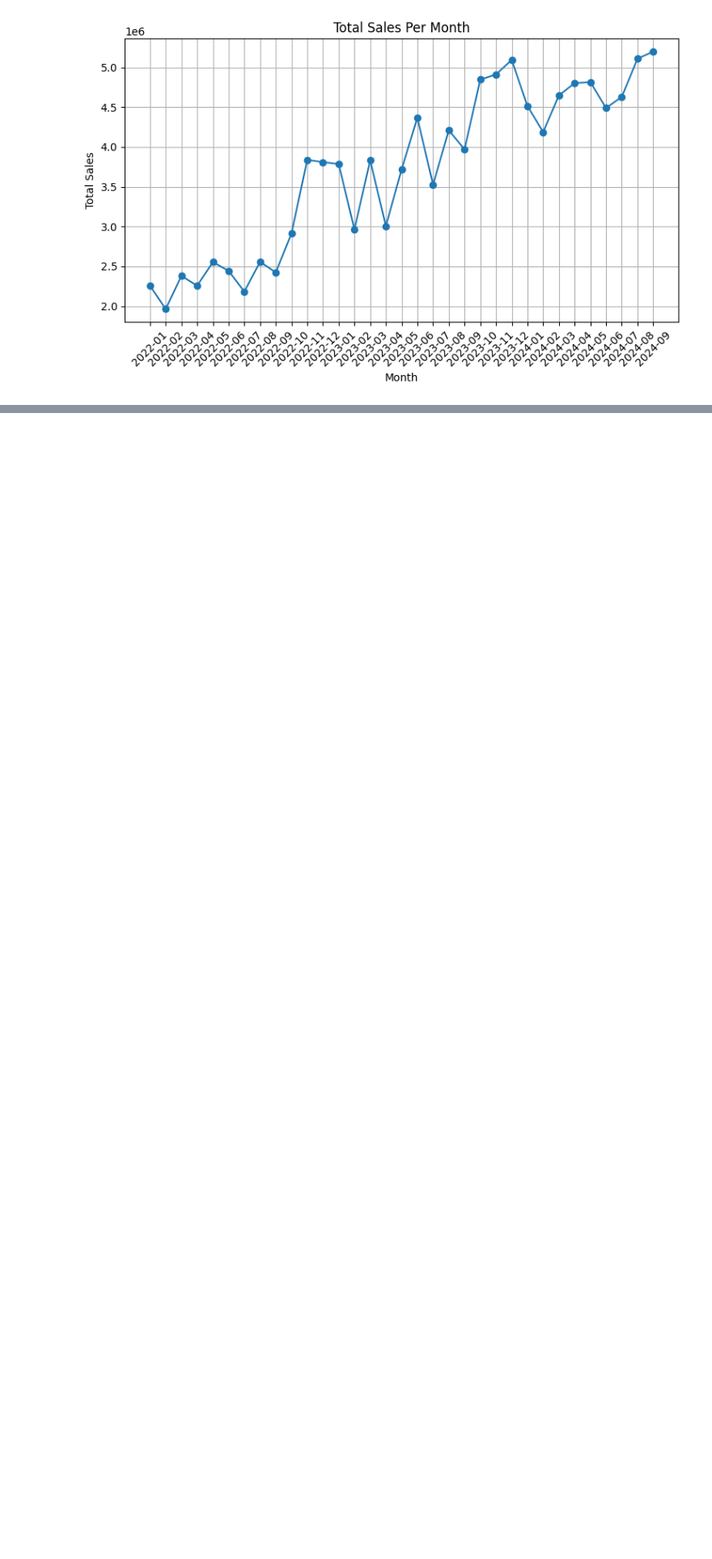
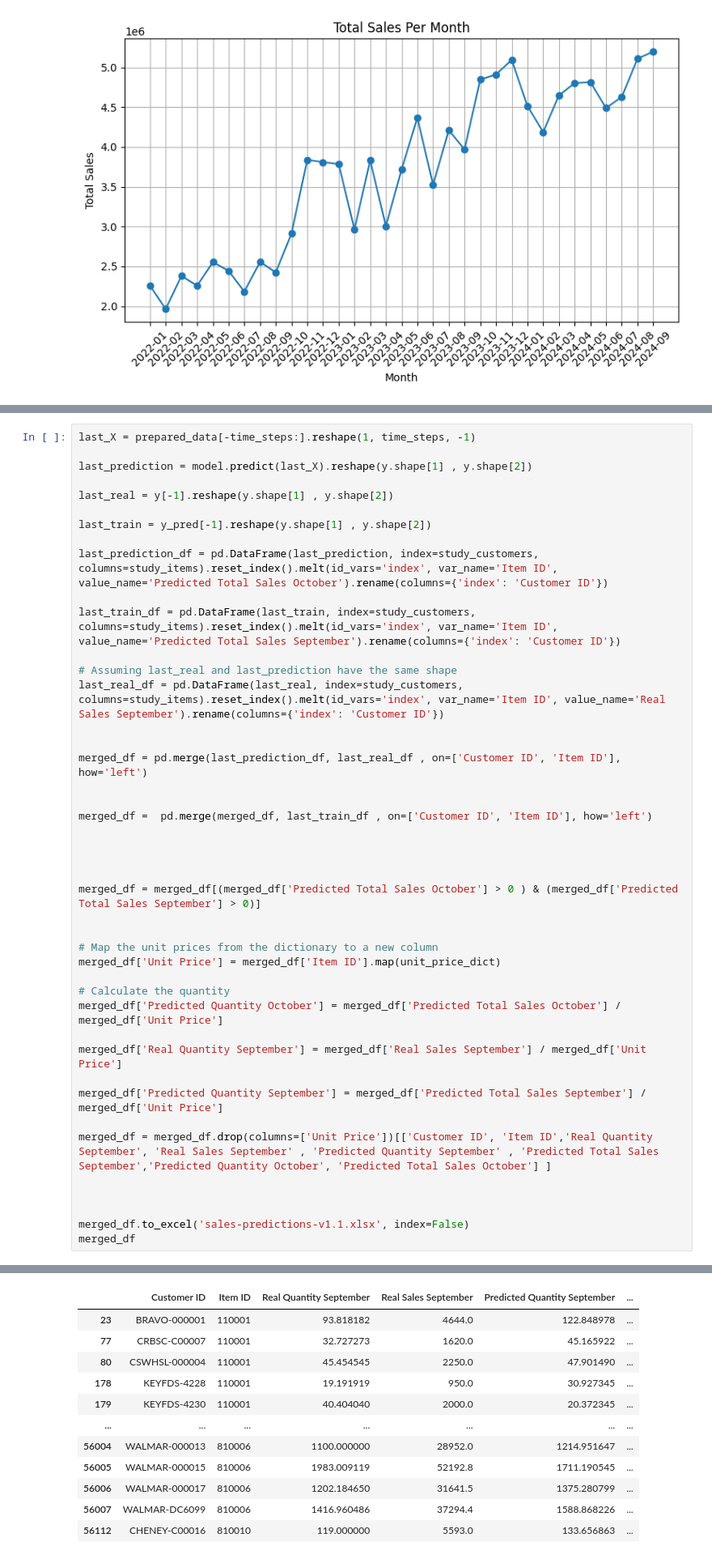
Before and after one commit to Garland-AI/sales-prediction, a Jupyter notebook: notebook/sales_prediction.ipynb, the cells around one changed output, grey strips where cells are left out. Shown at 81% size. Cells and saved outputs as stored; diff of their text form; blank space fills up the shorter version.

```diff
--- a/notebook/sales_prediction.ipynb
+++ b/notebook/sales_prediction.ipynb
@@ -312,0 +313,45 @@ pivot_future_pred_df
+# %%
+last_X = prepared_data[-time_steps:].reshape(1, time_steps, -1)
+
+last_prediction = model.predict(last_X).reshape(y.shape[1] , y.shape[2])
+
+last_real = y[-1].reshape(y.shape[1] , y.shape[2])
+
+last_train = y_pred[-1].reshape(y.shape[1] , y.shape[2])
+
+last_prediction_df = pd.DataFrame(last_prediction, index=study_customers, columns=study_items).reset_index().melt(id_vars='index', var_name='Item ID', value_name='Predicted Total Sales October').rename(columns={'index': 'Customer ID'})
+
+last_train_df = pd.DataFrame(last_train, index=study_customers, columns=study_items).reset_index().melt(id_vars='index', var_name='Item ID', value_name='Predicted Total Sales September').rename(columns={'index': 'Customer ID'})
+
+# Assuming last_real and last_prediction have the same shape
+last_real_df = pd.DataFrame(last_real, index=study_customers, columns=study_items).reset_index().melt(id_vars='index', var_name='Item ID', value_name='Real Sales September').rename(columns={'index': 'Customer ID'})
+
+
+merged_df = pd.merge(last_prediction_df, last_real_df , on=['Customer ID', 'Item ID'], how='left')
+
+
+merged_df =  pd.merge(merged_df, last_train_df , on=['Customer ID', 'Item ID'], how='left')
+
+
+
+
+merged_df = merged_df[(merged_df['Predicted Total Sales October'] > 0 ) & (merged_df['Predicted Total Sales September'] > 0)]
+
+
+# Map the unit prices from the dictionary to a new column
+merged_df['Unit Price'] = merged_df['Item ID'].map(unit_price_dict)
+
+# Calculate the quantity
+merged_df['Predicted Quantity October'] = merged_df['Predicted Total Sales October'] / merged_df['Unit Price']
+
+merged_df['Real Quantity September'] = merged_df['Real Sales September'] / merged_df['Unit Price']
+
+merged_df['Predicted Quantity September'] = merged_df['Predicted Total Sales September'] / merged_df['Unit Price']
+
+merged_df = merged_df.drop(columns=['Unit Price'])[['Customer ID', 'Item ID','Real Quantity September', 'Real Sales September' , 'Predicted Quantity September' , 'Predicted Total Sales September','Predicted Quantity October', 'Predicted Total Sales October'] ]
+
+
+
+merged_df.to_excel('sales-predictions-v1.1.xlsx', index=False)
+merged_df
+# %% [output]
@@ -312,0 +359,12 @@ pivot_future_pred_df
+|  | Customer ID | Item ID | Real Quantity September | Real Sales September | Predicted Quantity September | ... |
+| 23 | BRAVO-000001 | 110001 | 93.818182 | 4644.0 | 122.848978 | ... |
+| 77 | CRBSC-C00007 | 110001 | 32.727273 | 1620.0 | 45.165922 | ... |
+| 80 | CSWHSL-000004 | 110001 | 45.454545 | 2250.0 | 47.901490 | ... |
+| 178 | KEYFDS-4228 | 110001 | 19.191919 | 950.0 | 30.927345 | ... |
+| 179 | KEYFDS-4230 | 110001 | 40.404040 | 2000.0 | 20.372345 | ... |
+| ... | ... | ... | ... | ... | ... | ... |
+| 56004 | WALMAR-000013 | 810006 | 1100.000000 | 28952.0 | 1214.951647 | ... |
+| 56005 | WALMAR-000015 | 810006 | 1983.009119 | 52192.8 | 1711.190545 | ... |
+| 56006 | WALMAR-000017 | 810006 | 1202.184650 | 31641.5 | 1375.280799 | ... |
+| 56007 | WALMAR-DC6099 | 810006 | 1416.960486 | 37294.4 | 1588.868226 | ... |
+| 56112 | CHENEY-C00016 | 810010 | 119.000000 | 5593.0 | 133.656863 | ... |
```
Also changed, not shown: parts of 13 cells of this notebook.
